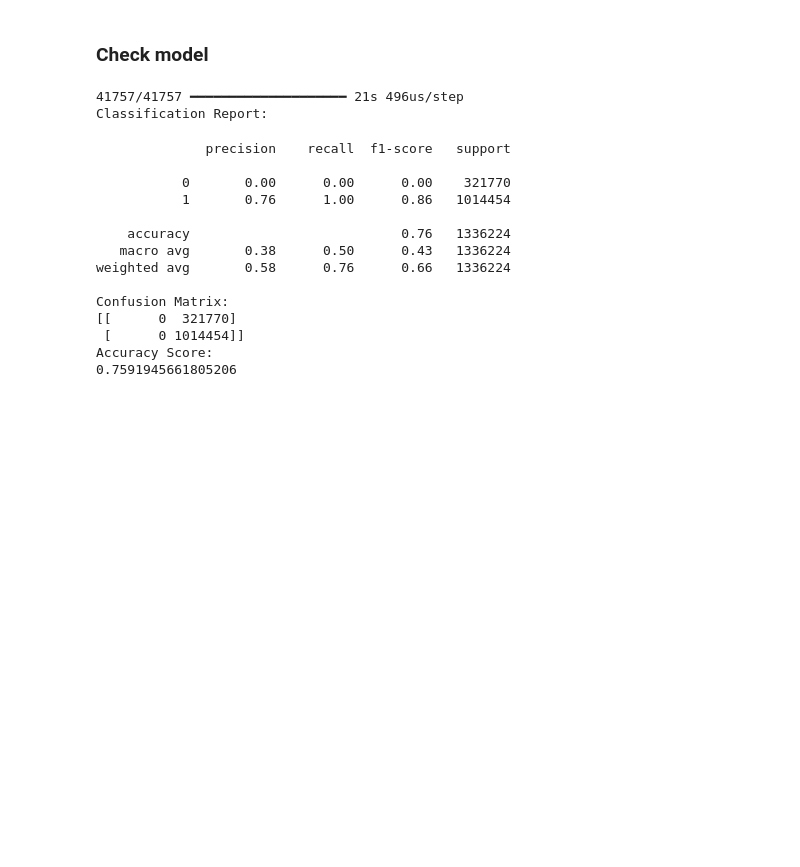
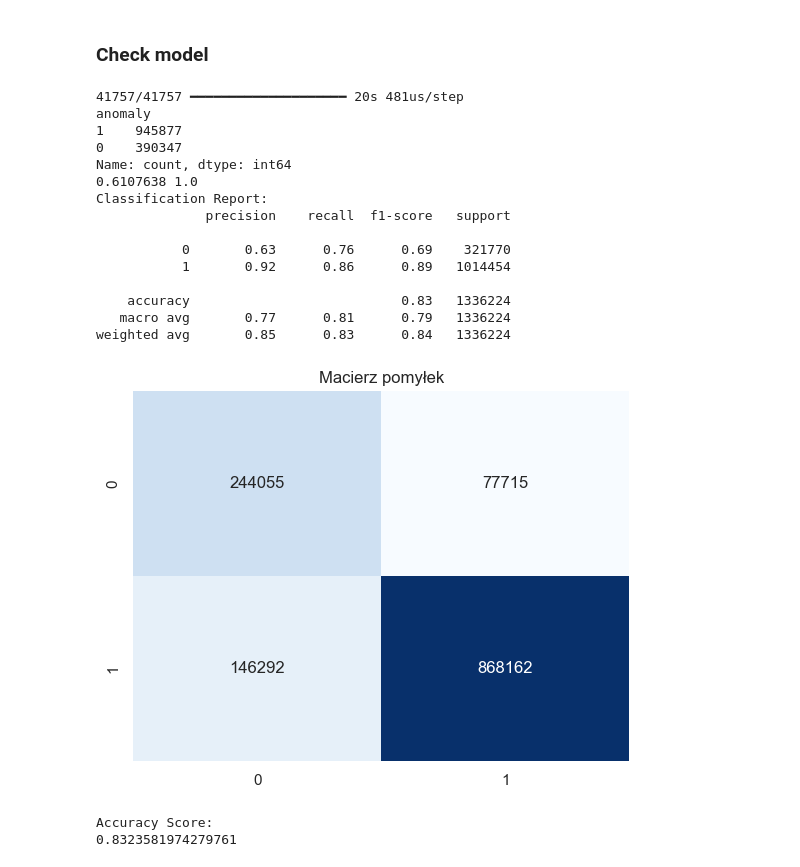
Before and after one commit to dwdwjtwcz/ids2017-anomaly-detection, a Jupyter notebook: models.ipynb, the cells around one changed output. Drawn from its saved outputs; the diff is of its cells as text; code cells hidden in the pictures; blank space fills up the shorter version.

```diff
--- a/models.ipynb
+++ b/models.ipynb
@@ -364,47 +426,56 @@ Name: count, dtype: int64
 # %% [markdown]
 ### Check model
 # %%
-# Convert 'Label' to int if it's not already
-df_big['Label'] = df_big['Label'].astype(int)
+# Split the dataset
+X_combined = df_big.drop('Label', axis=1)
+y_combined = df_big['Label']
 
 # Define the scaler
 scaler = StandardScaler()
 
-# Fit the scaler to the data
-scaler.fit(df_big.drop('Label', axis=1))
+# Fit the scaler to the new data
+scaler.fit(X_combined)
 
 # Normalize the data
-df_big_scaled = scaler.transform(df_big.drop('Label', axis=1))
+X_combined_scaled = scaler.transform(X_combined)
 
 # Use the trained model to predict the labels of the new data
-df_big['anomaly_score'] = model.predict(df_big_scaled)
+df_big['anomaly_score'] = model.predict(X_combined_scaled)
 
-# If the anomaly_score is less than 0.5, it's an anomaly (0), otherwise it's normal (1)
-df_big['anomaly'] = df_big['anomaly_score'].apply(lambda x: 0 if x < 0.5 else 1)
+threshold = 0.98
+
+df_big['anomaly'] = df_big['anomaly_score'].apply(lambda x: 0 if x < threshold else 1)
+
+print(df_big['anomaly'].value_counts())
+print(df_big['anomaly_score'].min(), df_big['anomaly_score'].max())
 
 # Compare the predicted labels with the actual labels
 print("Classification Report:")
-print(classification_report(df_big['Label'], df_big['anomaly']))
+print(classification_report(y_combined, df_big['anomaly']))
 
-print("Confusion Matrix:")
-print(confusion_matrix(df_big['Label'], df_big['anomaly']))
+sns.heatmap(confusion_matrix(y_combined, df_big['anomaly']), fmt="d", annot=True, cmap='Blues', cbar=False)
+plt.title('Macierz pomyłek')
+plt.show()
+
 
 print("Accuracy Score:")
-print(accuracy_score(df_big['Label'], df_big['anomaly']))
+print(accuracy_score(y_combined, df_big['anomaly']))
 # %% [output]
-41757/41757 ━━━━━━━━━━━━━━━━━━━━ 21s 496us/step
+41757/41757 ━━━━━━━━━━━━━━━━━━━━ 20s 481us/step
+anomaly
+1    945877
+0    390347
+Name: count, dtype: int64
+0.6107638 1.0
 Classification Report:
+              precision    recall  f1-score   support
+
+           0       0.63      0.76      0.69    321770
+           1       0.92      0.86      0.89   1014454
+
+    accuracy                           0.83   1336224
+   macro avg       0.77      0.81      0.79   1336224
+weighted avg       0.85      0.83      0.84   1336224
+[figure, added]
-              precision    recall  f1-score   support
-
-           0       0.00      0.00      0.00    321770
-           1       0.76      1.00      0.86   1014454
-
-    accuracy                           0.76   1336224
-   macro avg       0.38      0.50      0.43   1336224
-weighted avg       0.58      0.76      0.66   1336224
-
-Confusion Matrix:
-[[      0  321770]
- [      0 1014454]]
 Accuracy Score:
-0.7591945661805206
+0.8323581974279761
```
Also changed, not shown: parts of 3 cells of this notebook.
